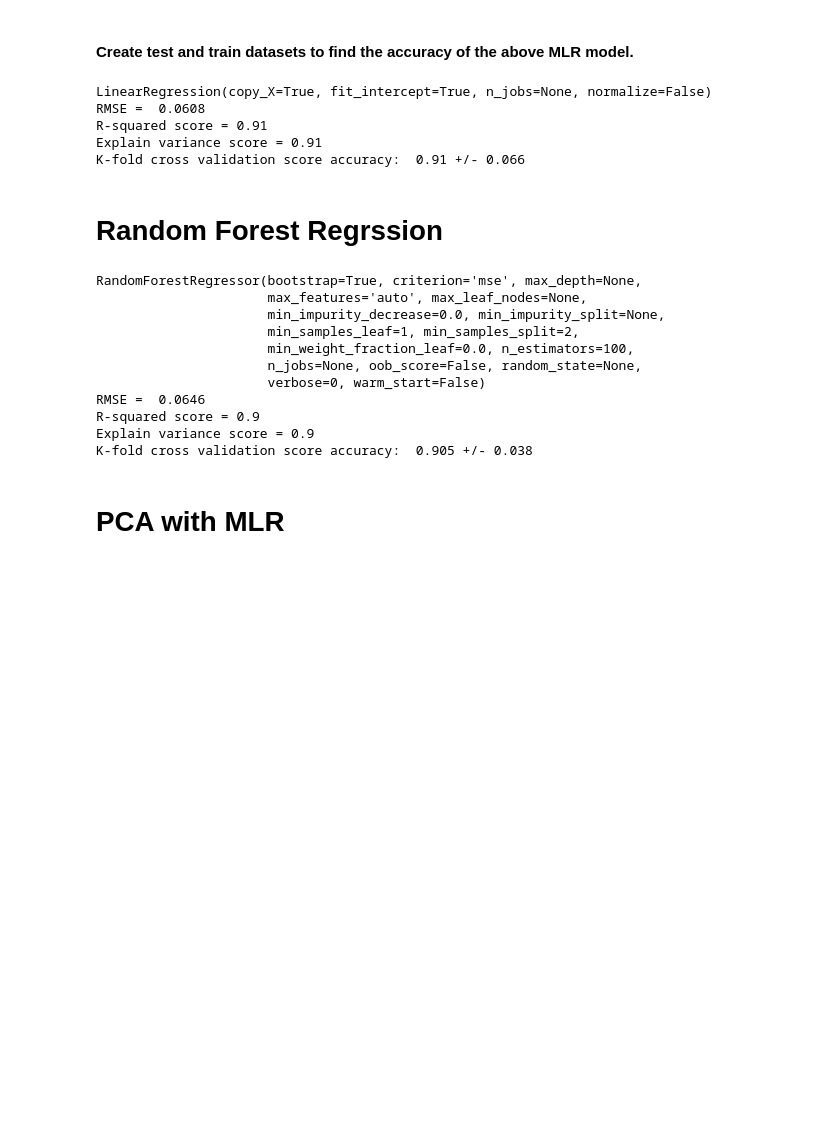
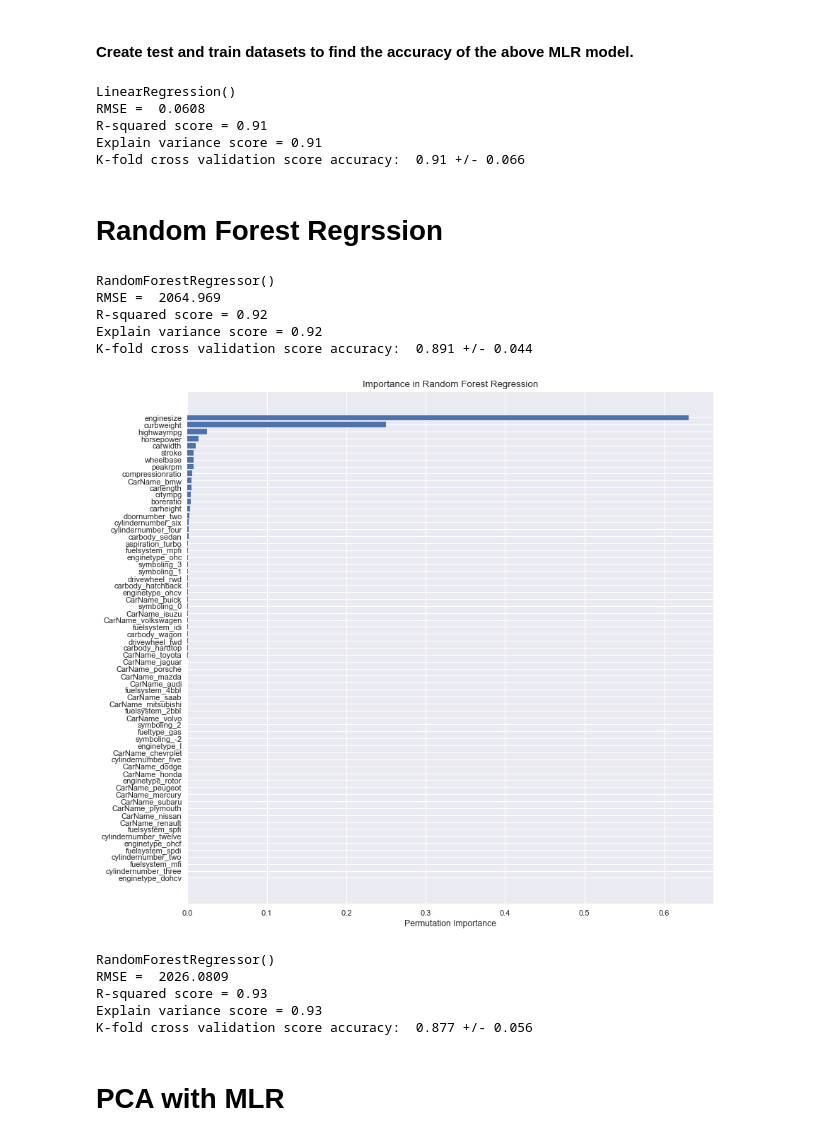
Before and after one commit to MatthewKava/Data, a Jupyter notebook: CarsFinal.ipynb, the cells around one changed output. Saved outputs shown, nothing was run; the diff lists cells and outputs as text; code cells hidden in the pictures; blank space fills up the shorter version.

```diff
--- a/CarsFinal.ipynb
+++ b/CarsFinal.ipynb
@@ -1064,7 +1066,7 @@ y_pred = regr.predict(X_test)
 
 end1 = timer()
 
-MLR = round(np.sqrt(metrics.mean_squared_error(y_test, y_pred)),4)
+MLR = round(metrics.r2_score(y_test, y_pred), 2)
 print(regr)
 print('RMSE = ', round(np.sqrt(metrics.mean_squared_error(y_test, y_pred)),4))
 print("R-squared score =", round(metrics.r2_score(y_test, y_pred), 2))
@@ -1076,7 +1078,7 @@ print("Explain variance score =", round(metrics.explained_variance_score(y_test,
 scores = cross_val_score(regr, X = X_train, y = y_train, cv = 10, n_jobs = 1)
 print('K-fold cross validation score accuracy: ', np.round(np.mean(scores),3), '+/-', np.round(np.std(scores),3))
 # %% [output]
-LinearRegression(copy_X=True, fit_intercept=True, n_jobs=None, normalize=False)
+LinearRegression()
 RMSE =  0.0608
 R-squared score = 0.91
 Explain variance score = 0.91
@@ -1084,16 +1086,16 @@ K-fold cross validation score accuracy:  0.91 +/- 0.066
 # %% [markdown]
 # Random Forest Regrssion
 # %%
+#Include all variables in the first random forest regression.
 regr = RandomForestRegressor(n_estimators=100)
 X = dfm.drop(['price','log10 price'],axis=1)
+y = dfm['price']
 X_train, X_test, y_train, y_test = train_test_split(X, y, test_size = 0.33, random_state = 30)
 
-start2 = timer()
 
 regr.fit(X_train, y_train)
 y_pred = regr.predict(X_test)
 
-end2 = timer()
 
 RFR = round(np.sqrt(metrics.mean_squared_error(y_test, y_pred)),4)
 print(regr)
@@ -1107,14 +1109,21 @@ print("Explain variance score =", round(metrics.explained_variance_score(y_test,
 scores = cross_val_score(regr, X = X_train, y = y_train, cv = 10, n_jobs = 1)
 print('K-fold cross validation score accuracy: ', np.round(np.mean(scores),3), '+/-', np.round(np.std(scores),3))
 # %% [output]
-RandomForestRegressor(bootstrap=True, criterion='mse', max_depth=None,
-                      max_features='auto', max_leaf_nodes=None,
-                      min_impurity_decrease=0.0, min_impurity_split=None,
-                      min_samples_leaf=1, min_samples_split=2,
-                      min_weight_fraction_leaf=0.0, n_estimators=100,
-                      n_jobs=None, oob_score=False, random_state=None,
-                      verbose=0, warm_start=False)
-RMSE =  0.0646
-R-squared score = 0.9
-Explain variance score = 0.9
-K-fold cross validation score accuracy:  0.905 +/- 0.038
+RandomForestRegressor()
+RMSE =  2064.969
+R-squared score = 0.92
+Explain variance score = 0.92
+K-fold cross validation score accuracy:  0.891 +/- 0.044
+# %%
+#Find importance of features.
+feature_imp = pd.Series(regr.feature_importances_,X_train.columns).sort_values(ascending=False)
+
+sorted_idx = regr.feature_importances_.argsort()
+plt.rcParams.update({'font.size': 12})
+plt.figure(figsize=(12,12),dpi=80)
+plt.xlabel("Permutation Importance")
+plt.barh(X_test.columns[sorted_idx], regr.feature_importances_[sorted_idx])
+plt.title('Importance in Random Forest Regression')
+plt.show()
+# %% [output]
+[figure, added]
@@ -1121,3 +1133,30 @@ K-fold cross validation score accuracy:  0.905 +/- 0.038
+# %%
+X_train, X_test, y_train, y_test = train_test_split(X, y, test_size = 0.33, random_state = 30)
+
+start2 = timer()
+
+regr.fit(X_train, y_train)
+y_pred = regr.predict(X_test)
+
+end2 = timer()
+
+RFR = round(metrics.r2_score(y_test, y_pred), 2)
+print(regr)
+print('RMSE = ', round(np.sqrt(metrics.mean_squared_error(y_test, y_pred)),4))
+print("R-squared score =", round(metrics.r2_score(y_test, y_pred), 2))
+print("Explain variance score =", round(metrics.explained_variance_score(y_test, y_pred), 2))
+
+#Use k-fold cross validation to assess the model
+
+
+scores = cross_val_score(regr, X = X_train, y = y_train, cv = 10, n_jobs = 1)
+print('K-fold cross validation score accuracy: ', np.round(np.mean(scores),3), '+/-', np.round(np.std(scores),3))
+# %% [output]
+RandomForestRegressor()
+RMSE =  2026.0809
+R-squared score = 0.93
+Explain variance score = 0.93
+K-fold cross validation score accuracy:  0.877 +/- 0.056
 # %% [markdown]
 # PCA with MLR
 # %%
```
Also changed, not shown: parts of 36 cells of this notebook.
